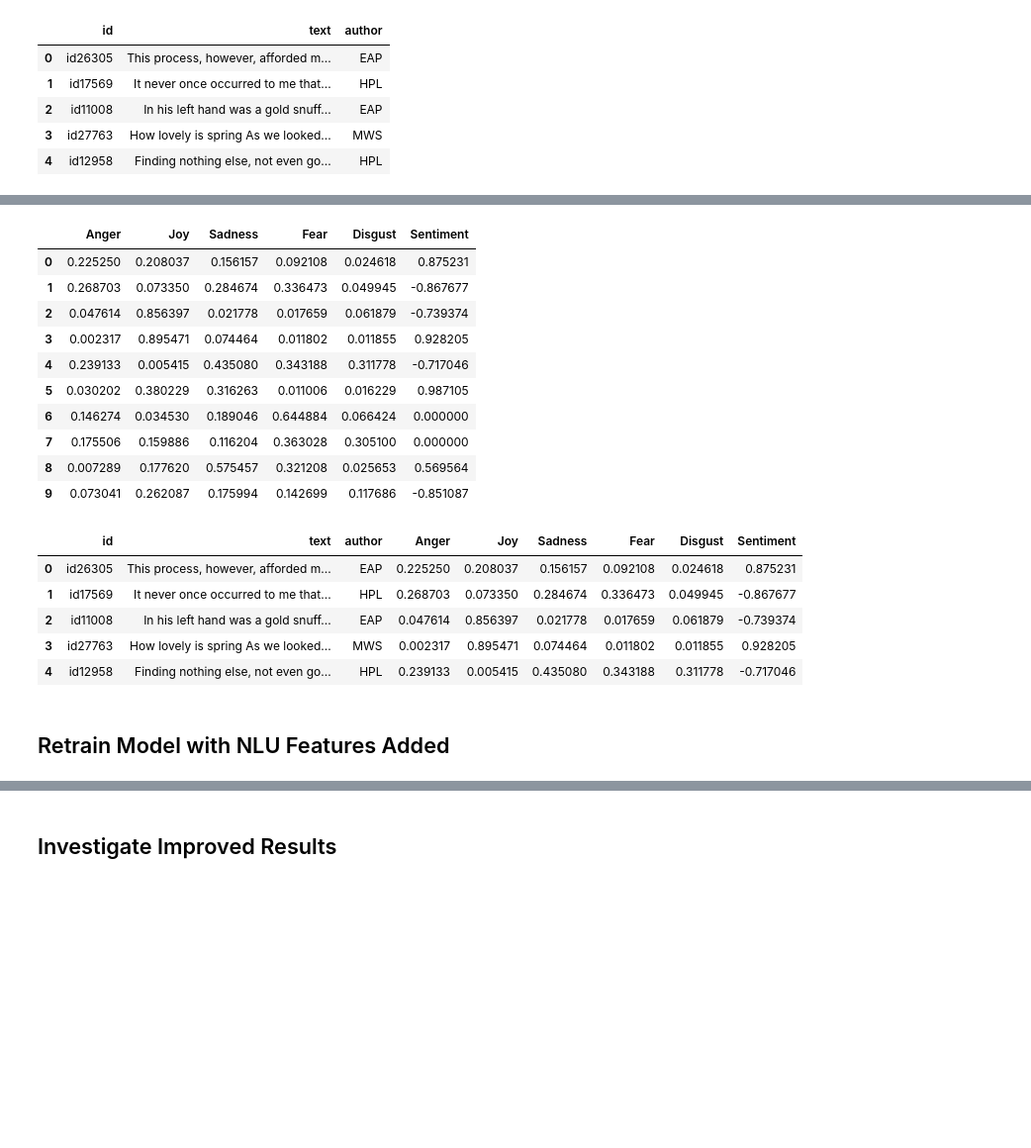
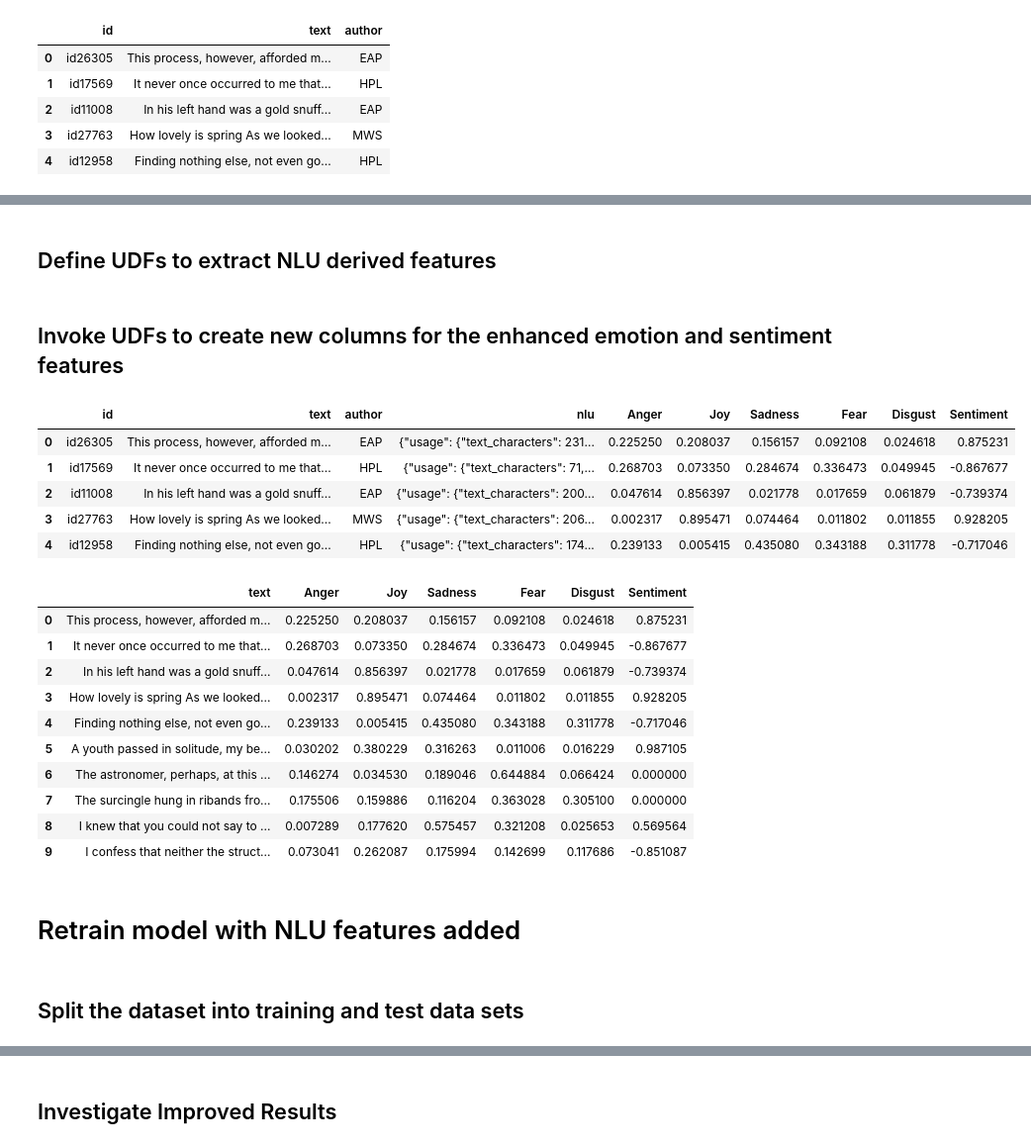
Before and after one commit to hackerguy/SpookyAuthorIdentification, a Jupyter notebook: SpookyAuthorIdentificationNLU.ipynb, the cells around one changed output, grey strips where cells are left out. Shown at 99% size. Saved outputs shown, nothing was run; the diff lists cells and outputs as text; code cells hidden in the pictures; blank space fills up the shorter version.

Commit message:
Updated notebook to use NLU output in JSON format with one NLU call per row

```diff
--- a/SpookyAuthorIdentificationNLU.ipynb
+++ b/SpookyAuthorIdentificationNLU.ipynb
@@ -411,0 +422,6 @@ data2.toPandas().head()
+# %%
+from pyspark.sql.functions import udf
+#import json
+udfNLU = (udf(lambda text: json.dumps(NaturalLanguageUnderstandingV1(
+    username=NLU_USERNAME, password=NLU_PASSWORD, version="2017-02-27")
+    .analyze(text=text, features=features))))
@@ -411,0 +430,3 @@ data2.toPandas().head()
+# %%
+data2 = data2.withColumn('nlu', udfNLU(data2['text']))
+data2.toPandas().head()
@@ -412,34 +440,47 @@ data2.toPandas().head()
+# %% [markdown]
+## Define UDFs to extract NLU derived features
+# %%
+from pyspark.sql.types import DoubleType
+udfAnger = udf(lambda nlu: json.loads(nlu)["emotion"]["document"]["emotion"]["anger"], DoubleType())
+udfJoy = udf(lambda nlu: json.loads(nlu)["emotion"]["document"]["emotion"]["joy"], DoubleType())
+udfSadness = udf(lambda nlu: json.loads(nlu)["emotion"]["document"]["emotion"]["sadness"], DoubleType())
+udfFear = udf(lambda nlu: json.loads(nlu)["emotion"]["document"]["emotion"]["fear"], DoubleType())
+udfDisgust = udf(lambda nlu: json.loads(nlu)["emotion"]["document"]["emotion"]["disgust"], DoubleType())
+udfSentiment = udf(lambda nlu: json.loads(nlu)['sentiment']['document']['score'], DoubleType())
+# %% [markdown]
+## Invoke UDFs to create new columns for the enhanced emotion and sentiment features
 # %%
-data2 = (data2.withColumn('Anger', udfAnger(data2['text']))
-        .withColumn('Joy', udfJoy(data2['text']))
-        .withColumn('Sadness', udfSadness(data2['text']))
-        .withColumn('Fear', udfFear(data2['text']))
-        .withColumn('Disgust', udfDisgust(data2['text']))
-        .withColumn('Sentiment', udfSentiment(data2['text'])))
-data2.cache()
-data2.select(data2['Anger'], data2['Joy'], data2['Sadness'], data2['Fear'], data2['Disgust'], data2['Sentiment']).toPandas().head(10)
+data2 = (data2.withColumn('Anger', udfAnger(data2['nlu']))
+        .withColumn('Joy', udfJoy(data2['nlu']))
+        .withColumn('Sadness', udfSadness(data2['nlu']))
+        .withColumn('Fear', udfFear(data2['nlu']))
+        .withColumn('Disgust', udfDisgust(data2['nlu']))
+        .withColumn('Sentiment', udfSentiment(data2['nlu'])))
+data2.toPandas().head()
 # %% [output]
-|  | Anger | Joy | Sadness | Fear | Disgust | Sentiment |
-| 0 | 0.225250 | 0.208037 | 0.156157 | 0.092108 | 0.024618 | 0.875231 |
-| 1 | 0.268703 | 0.073350 | 0.284674 | 0.336473 | 0.049945 | -0.867677 |
-| 2 | 0.047614 | 0.856397 | 0.021778 | 0.017659 | 0.061879 | -0.739374 |
-| 3 | 0.002317 | 0.895471 | 0.074464 | 0.011802 | 0.011855 | 0.928205 |
-| 4 | 0.239133 | 0.005415 | 0.435080 | 0.343188 | 0.311778 | -0.717046 |
-| 5 | 0.030202 | 0.380229 | 0.316263 | 0.011006 | 0.016229 | 0.987105 |
-| 6 | 0.146274 | 0.034530 | 0.189046 | 0.644884 | 0.066424 | 0.000000 |
-| 7 | 0.175506 | 0.159886 | 0.116204 | 0.363028 | 0.305100 | 0.000000 |
-| 8 | 0.007289 | 0.177620 | 0.575457 | 0.321208 | 0.025653 | 0.569564 |
-| 9 | 0.073041 | 0.262087 | 0.175994 | 0.142699 | 0.117686 | -0.851087 |
+|  | id | text | author | nlu | Anger | Joy | Sadness | Fear | Disgust | Sentiment |
+| 0 | id26305 | This process, however, afforded m... | EAP | {"usage": {"text_characters": 231... | 0.225250 | 0.208037 | 0.156157 | 0.092108 | 0.024618 | 0.875231 |
+| 1 | id17569 | It never once occurred to me that... | HPL | {"usage": {"text_characters": 71,... | 0.268703 | 0.073350 | 0.284674 | 0.336473 | 0.049945 | -0.867677 |
+| 2 | id11008 | In his left hand was a gold snuff... | EAP | {"usage": {"text_characters": 200... | 0.047614 | 0.856397 | 0.021778 | 0.017659 | 0.061879 | -0.739374 |
+| 3 | id27763 | How lovely is spring As we looked... | MWS | {"usage": {"text_characters": 206... | 0.002317 | 0.895471 | 0.074464 | 0.011802 | 0.011855 | 0.928205 |
+| 4 | id12958 | Finding nothing else, not even go... | HPL | {"usage": {"text_characters": 174... | 0.239133 | 0.005415 | 0.435080 | 0.343188 | 0.311778 | -0.717046 |
-# %%
-data2.toPandas().head()
-# %% [output]
-|  | id | text | author | Anger | Joy | Sadness | Fear | Disgust | Sentiment |
-| 0 | id26305 | This process, however, afforded m... | EAP | 0.225250 | 0.208037 | 0.156157 | 0.092108 | 0.024618 | 0.875231 |
-| 1 | id17569 | It never once occurred to me that... | HPL | 0.268703 | 0.073350 | 0.284674 | 0.336473 | 0.049945 | -0.867677 |
-| 2 | id11008 | In his left hand was a gold snuff... | EAP | 0.047614 | 0.856397 | 0.021778 | 0.017659 | 0.061879 | -0.739374 |
-| 3 | id27763 | How lovely is spring As we looked... | MWS | 0.002317 | 0.895471 | 0.074464 | 0.011802 | 0.011855 | 0.928205 |
-| 4 | id12958 | Finding nothing else, not even go... | HPL | 0.239133 | 0.005415 | 0.435080 | 0.343188 | 0.311778 | -0.717046 |
+# %%
+data2.select(data2['text'], data2['Anger'], data2['Joy'], data2['Sadness'], data2['Fear'], data2['Disgust'], data2['Sentiment']).toPandas().head(10)
+# %% [output]
+|  | text | Anger | Joy | Sadness | Fear | Disgust | Sentiment |
+| 0 | This process, however, afforded m... | 0.225250 | 0.208037 | 0.156157 | 0.092108 | 0.024618 | 0.875231 |
+| 1 | It never once occurred to me that... | 0.268703 | 0.073350 | 0.284674 | 0.336473 | 0.049945 | -0.867677 |
+| 2 | In his left hand was a gold snuff... | 0.047614 | 0.856397 | 0.021778 | 0.017659 | 0.061879 | -0.739374 |
+| 3 | How lovely is spring As we looked... | 0.002317 | 0.895471 | 0.074464 | 0.011802 | 0.011855 | 0.928205 |
+| 4 | Finding nothing else, not even go... | 0.239133 | 0.005415 | 0.435080 | 0.343188 | 0.311778 | -0.717046 |
+| 5 | A youth passed in solitude, my be... | 0.030202 | 0.380229 | 0.316263 | 0.011006 | 0.016229 | 0.987105 |
+| 6 | The astronomer, perhaps, at this ... | 0.146274 | 0.034530 | 0.189046 | 0.644884 | 0.066424 | 0.000000 |
+| 7 | The surcingle hung in ribands fro... | 0.175506 | 0.159886 | 0.116204 | 0.363028 | 0.305100 | 0.000000 |
+| 8 | I knew that you could not say to ... | 0.007289 | 0.177620 | 0.575457 | 0.321208 | 0.025653 | 0.569564 |
+| 9 | I confess that neither the struct... | 0.073041 | 0.262087 | 0.175994 | 0.142699 | 0.117686 | -0.851087 |
 # %% [markdown]
-## Retrain Model with NLU Features Added
+# Retrain model with NLU features added
+# %% [markdown]
+## Split the dataset into training and test data sets
 # %%
 train2, test2 = data2.randomSplit([70.0,30.0], seed=1)
```
Also changed, not shown: parts of 42 cells of this notebook.
